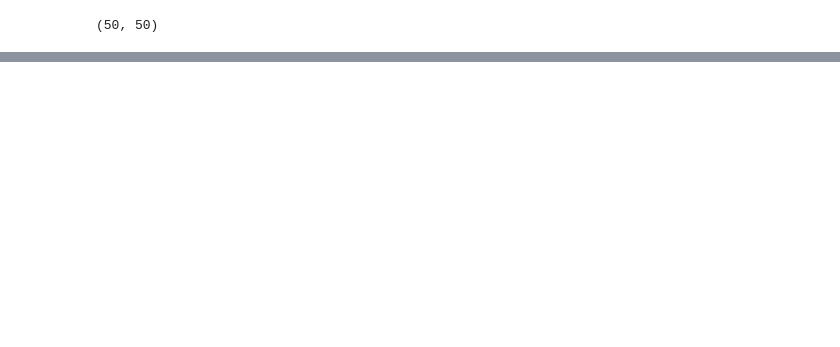
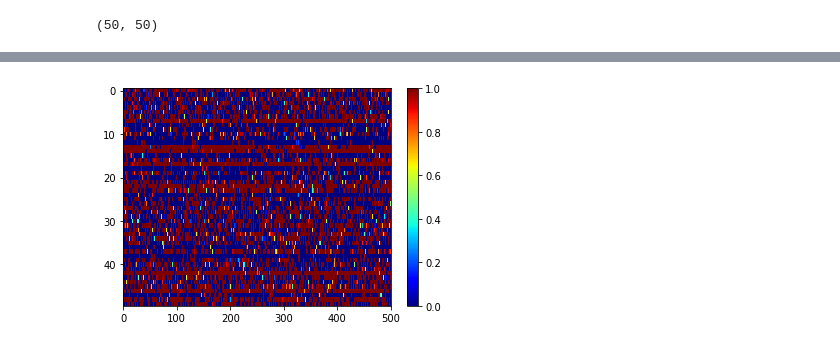
Before and after one commit to fmromeiro/tdnn-ptb, a Jupyter notebook: ptb_word_tdnn_keras-2d.ipynb, the cells around one changed output, grey strips where cells are left out. Saved outputs shown, nothing was run; the diff lists cells and outputs as text; code cells hidden in the pictures; blank space fills up the shorter version.

```diff
--- a/ptb_word_tdnn_keras-2d.ipynb
+++ b/ptb_word_tdnn_keras-2d.ipynb
@@ -308,0 +323,7 @@ TypeError: plot_activations_freq() missing 2 required positional arguments: 'xla
+# %%
+plt.imshow(results2.transpose(), cmap=matplotlib.cm.jet, vmin=0, vmax=1, aspect = "auto", interpolation=None)
+cbar = plt.colorbar()
+
+plt.show()
+# %% [output]
+[figure, added]
```
Also changed, not shown: parts of 13 cells of this notebook, 3 other files.
